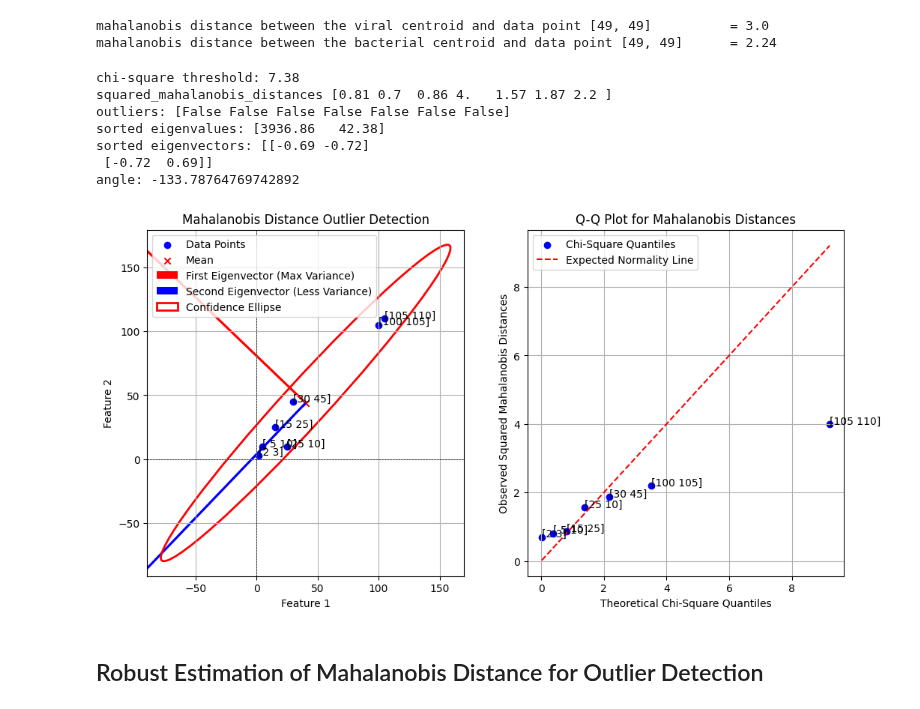
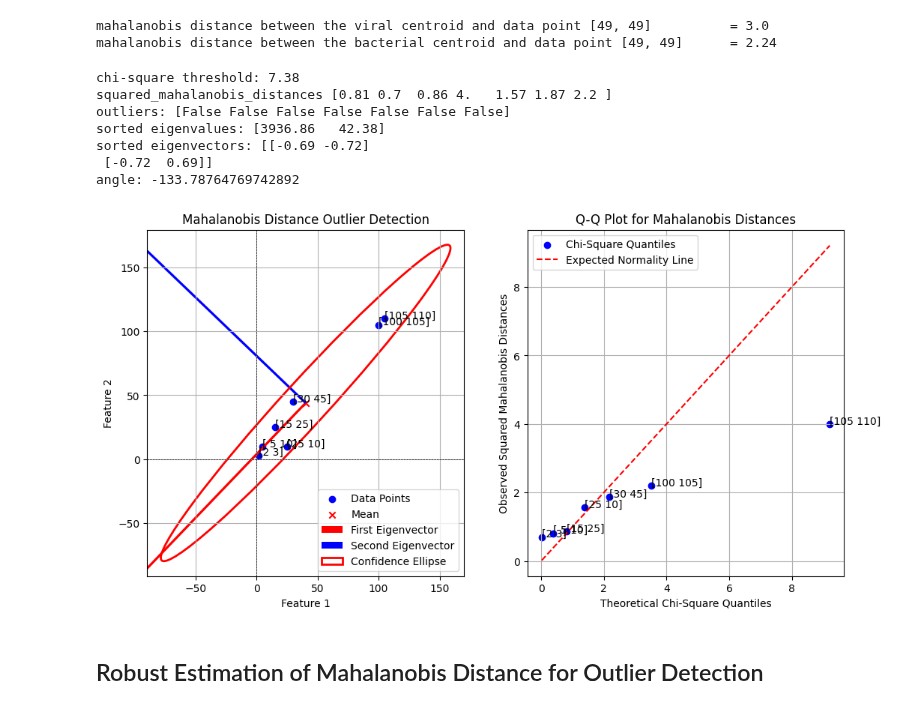
Before and after one commit to jasonrichdarmawan/learn-data-mining-techniques, a Jupyter notebook: 2009-SAGMB-Detecting Outlier Samples in Microarray Data.ipynb, the cells around one changed output. Saved outputs shown, nothing was run; the diff lists cells and outputs as text; code cells hidden in the pictures.

Commit message:
chore: add plots

```diff
--- a/2009-SAGMB-Detecting Outlier Samples in Microarray Data.ipynb
+++ b/2009-SAGMB-Detecting Outlier Samples in Microarray Data.ipynb
@@ -307,13 +376,13 @@ axes[0].scatter(mu[0], mu[1], label="Mean", color='r', marker='x')
 # Plot eigenvectors
 # The new main X-axis of the data (rotated from the original X-axis)
 axes[0].quiver(mu[0], mu[1],
-          eigenvectors[0, 0], eigenvectors[1, 0],
-          color='red', scale=1, label="First Eigenvector (Max Variance)")
+          sorted_eigenvectors[0, 0], sorted_eigenvectors[1, 0],
+          color='red', scale=1, label="First Eigenvector")
 
 # The new secondary Y-axis of the data (rotated from the original Y-axis)
 axes[0].quiver(mu[0], mu[1],
-          eigenvectors[0, 1], eigenvectors[1, 1],
-          color='blue', scale=1, label="Second Eigenvector (Less Variance)")
+          sorted_eigenvectors[0, 1], sorted_eigenvectors[1, 1],
+          color='blue', scale=1, label="Second Eigenvector")
 
 # Add the confidence ellipse
 ellipse = Ellipse(xy=mu, width=width, height=height, angle=angle, edgecolor='r', fc='None', linewidth=2, label="Confidence Ellipse")
@@ -335,34 +404,34 @@ axes[0].grid(True)
 # Create Q-Q plot
 # Check if dataset follows a chi-square distribution $d_M^2 \sim \chi^2$
 
 ## Compute squared Mahalanobis distances (should follow a chi-square distribution)
 sorted_squared_mahalanobis_distances = np.sort(squared_mahalanobis_distances)
 
 ## Generate theoretical quantiles for the chi-square distribution
 chi2_quantiles = chi2.ppf(np.linspace(0.01, 0.99, len(sorted_squared_mahalanobis_distances)), df=2)
 
 axes[1].scatter(chi2_quantiles, sorted_squared_mahalanobis_distances, color='b', label="Chi-Square Quantiles")
 axes[1].plot(chi2_quantiles, chi2_quantiles, linestyle='dashed', color='red', label="Expected Normality Line")
 
 # Annotate the data points
 for i, txt in enumerate(X):
   axes[1].annotate(txt, (chi2_quantiles[i], sorted_squared_mahalanobis_distances[i]))
 
 # Labels and Title
 axes[1].set_xlabel("Theoretical Chi-Square Quantiles")
 axes[1].set_ylabel("Observed Squared Mahalanobis Distances")
 axes[1].set_title("Q-Q Plot for Mahalanobis Distances")
 axes[1].legend()
 axes[1].grid(True)
 # %% [output]
 chi-square threshold: 7.38
 squared_mahalanobis_distances [0.81 0.7  0.86 4.   1.57 1.87 2.2 ]
 outliers: [False False False False False False False]
 sorted eigenvalues: [3936.86   42.38]
 sorted eigenvectors: [[-0.69 -0.72]
  [-0.72  0.69]]
 angle: -133.78764769742892
-[figure, old version]
+[figure, new version]
 # %% [markdown]
 ## Robust Estimation of Mahalanobis Distance for Outlier Detection
 # %%
```
Also changed, not shown: parts of 5 cells of this notebook.
